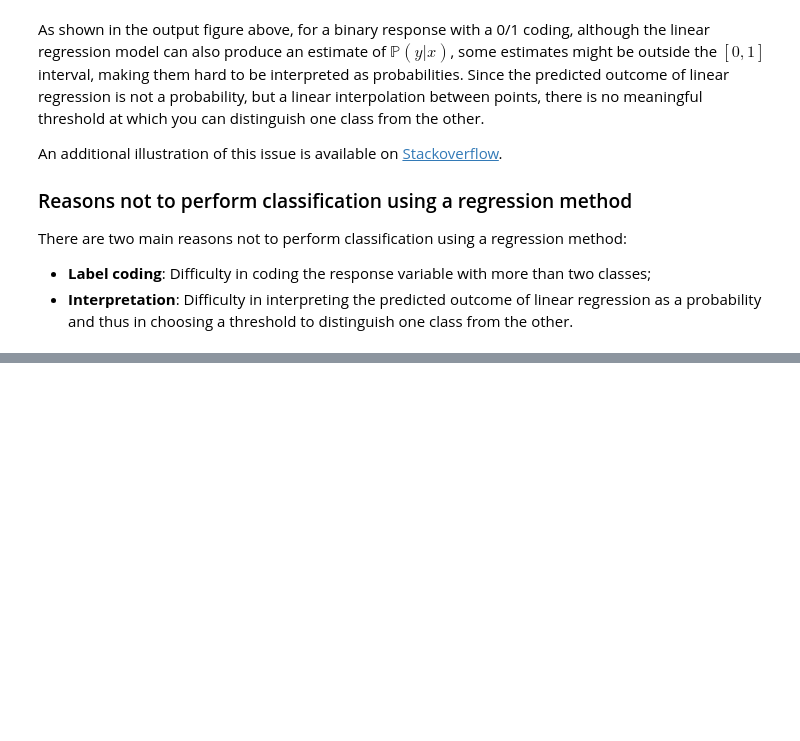
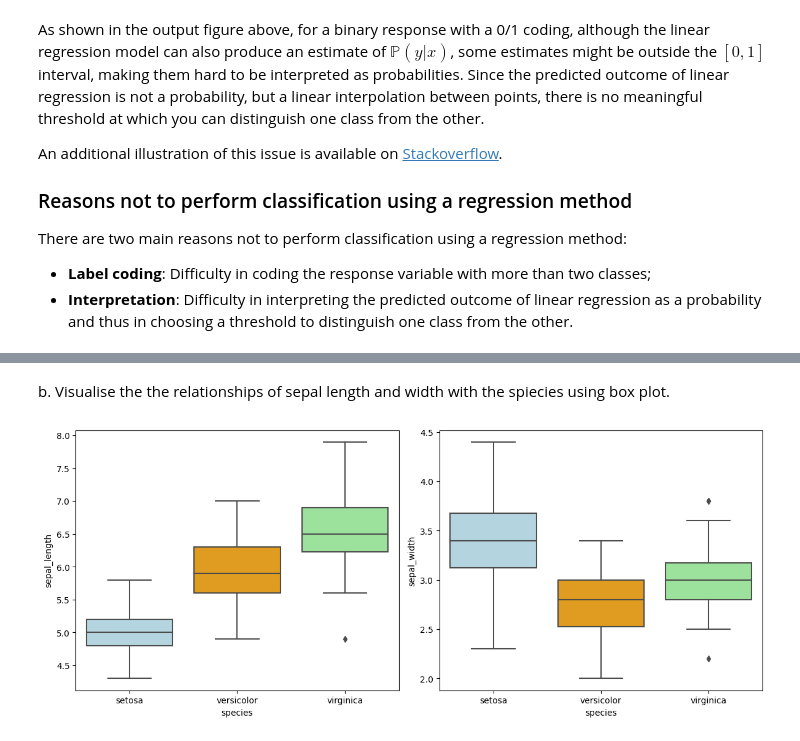
Before and after one commit to pykale/transparentML, a Jupyter notebook: content/03-logistic-reg/regress-to-classify.ipynb, the cells around one changed output, grey strips where cells are left out. Saved outputs shown, nothing was run; the diff lists cells and outputs as text; code cells hidden in the pictures; blank space fills up the shorter version.

```diff
--- a/content/03-logistic-reg/regress-to-classify.ipynb
+++ b/content/03-logistic-reg/regress-to-classify.ipynb
@@ -187,0 +200,6 @@ There are two main reasons not to perform classification using a regression meth
+# %%
+import pandas as pd
+data_url = "https://github.com/pykale/transparentML/raw/main/data/Iris.csv"
+df = pd.read_csv(data_url)
+df["species1"] = df.species.factorize()[0]
+df.head(10)
@@ -187,0 +218,16 @@ There are two main reasons not to perform classification using a regression meth
+# %% [markdown]
+b. Visualise the the relationships of sepal length and width with the spiecies using box plot.
+# %%
+fig = plt.figure(figsize=(12, 5))
+gs = GridSpec(1, 2)
+ax2 = plt.subplot(gs[0, -2])
+ax3 = plt.subplot(gs[0, -1])
+
+
+c_palette = {"setosa": "lightblue", "versicolor": "orange","virginica": "lightgreen"}
+sns.boxplot(data=df, y="sepal_length", x="species", orient="v", ax=ax2, palette=c_palette)
+sns.boxplot(data=df, y="sepal_width", x="species", orient="v", ax=ax3, palette=c_palette)
+gs.tight_layout(plt.gcf())
+# plt.show()
+# %% [output]
+[figure, added]
```
Also changed, not shown: parts of 9 cells of this notebook, 4 other files.
